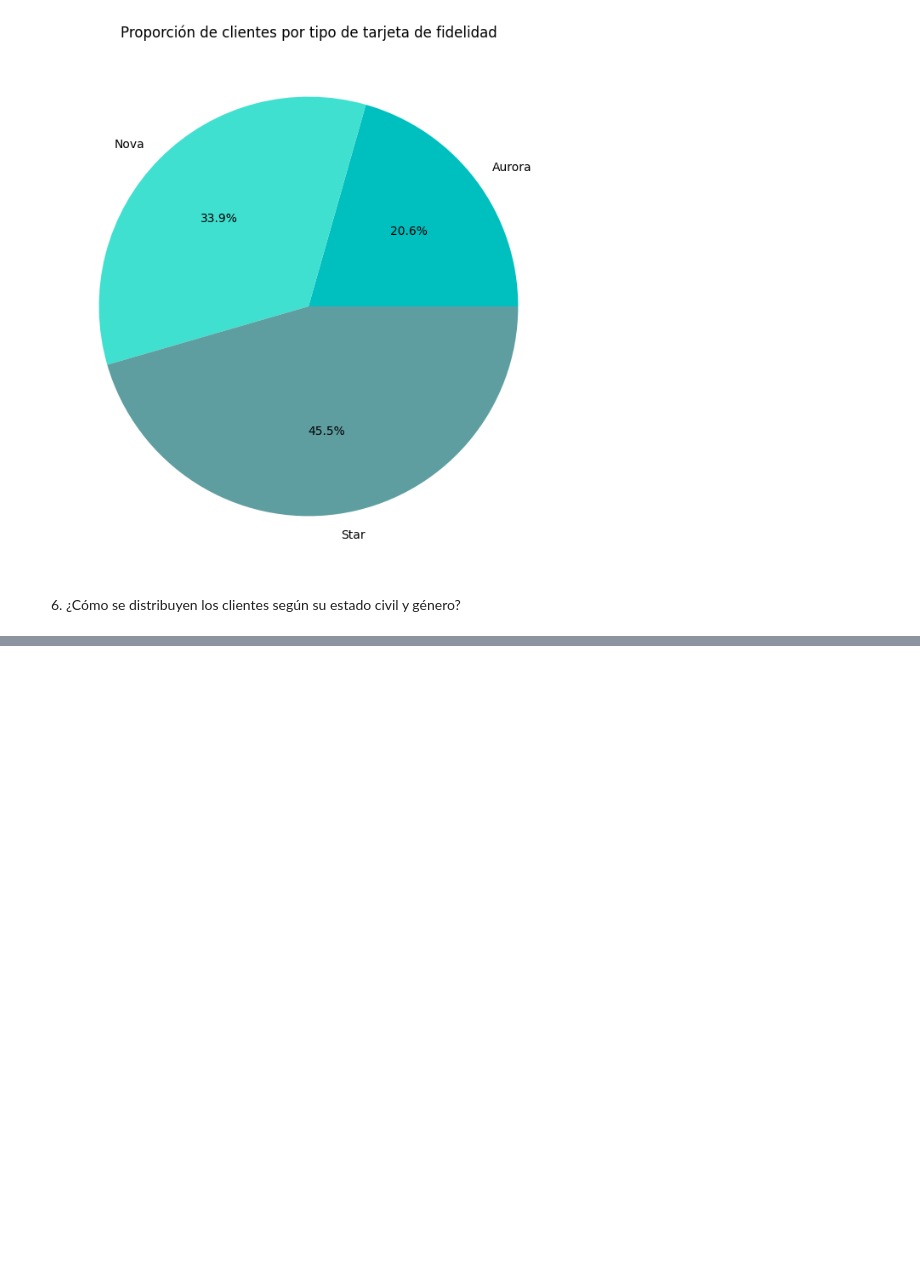
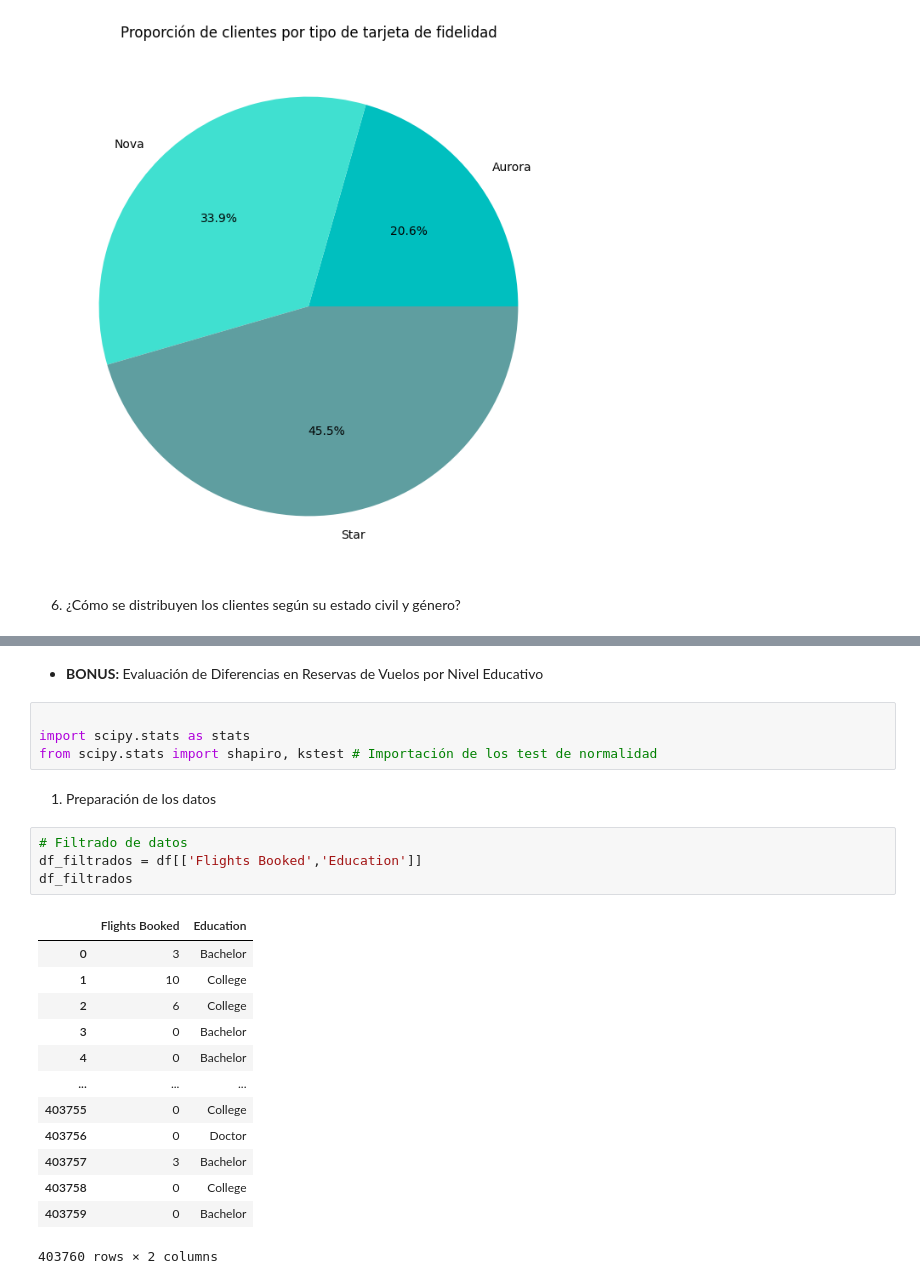
Before and after one commit to Adalab/bda-modulo-3-evaluacion-final-PaolaNSDP, a Jupyter notebook: evaluacion_modulo_3.ipynb, the cells around one changed output, grey strips where cells are left out. Drawn from its saved outputs; the diff is of its cells as text; blank space fills up the shorter version.

Commit message:
BONUS y comprobación final

```diff
--- a/evaluacion_modulo_3.ipynb
+++ b/evaluacion_modulo_3.ipynb
@@ -396 +403,27 @@ plt.title("Distribución de clientes según su estado civil y género");
 [figure]
+# %% [markdown]
+- **BONUS:**   Evaluación de Diferencias en Reservas de Vuelos por Nivel Educativo
+# %%
+
+import scipy.stats as stats
+from scipy.stats import shapiro, kstest # Importación de los test de normalidad
+# %% [markdown]
+1. Preparación de los datos
+# %%
+# Filtrado de datos
+df_filtrados = df[['Flights Booked','Education']]
+df_filtrados
+# %% [output]
+|  | Flights Booked | Education |
+| 0 | 3 | Bachelor |
+| 1 | 10 | College |
+| 2 | 6 | College |
+| 3 | 0 | Bachelor |
+| 4 | 0 | Bachelor |
+| ... | ... | ... |
+| 403755 | 0 | College |
+| 403756 | 0 | Doctor |
+| 403757 | 3 | Bachelor |
+| 403758 | 0 | College |
+| 403759 | 0 | Bachelor |
+403760 rows × 2 columns
```
Also changed, not shown: parts of 21 cells of this notebook, 1 other file.
